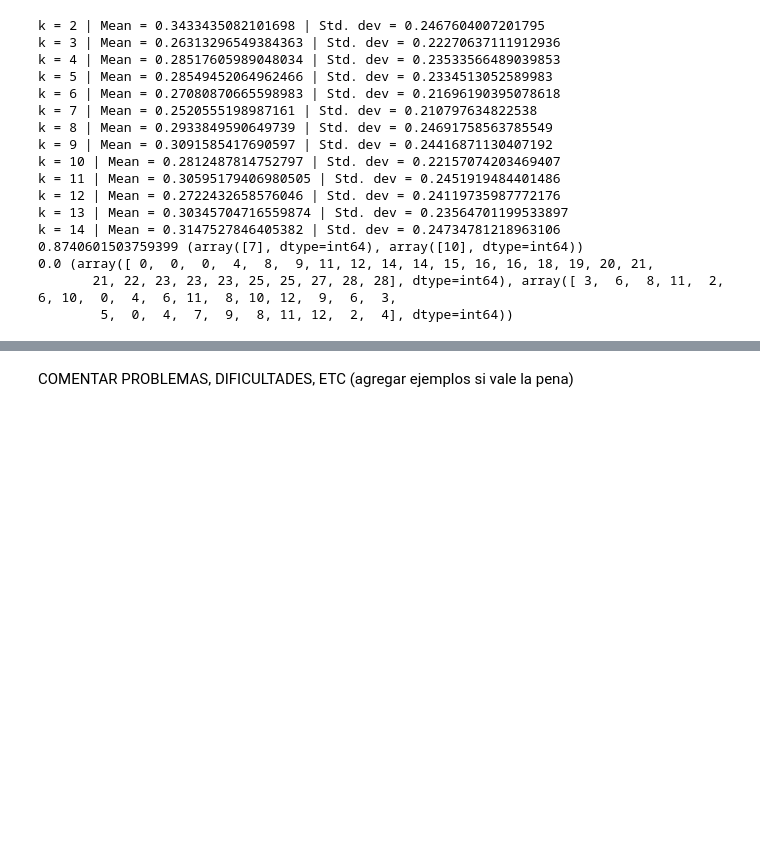
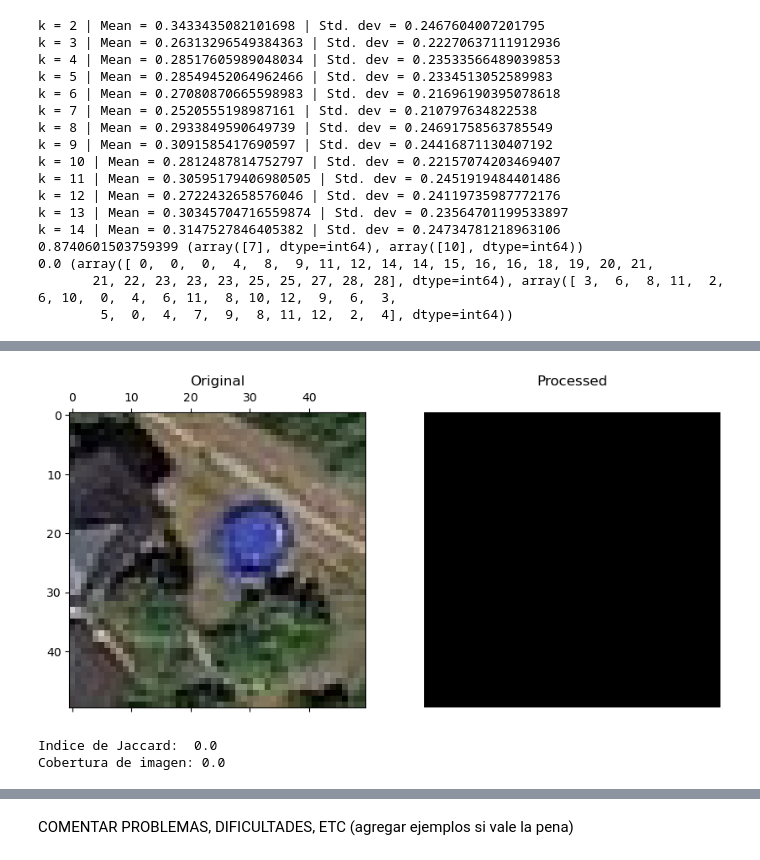
Before and after one commit to AlexisBaladon/Pool-Analyzer, a Jupyter notebook: notebooks/SEG.ipynb, the cells around one changed output, grey strips where cells are left out. Drawn from its saved outputs; the diff is of its cells as text; code cells hidden in the pictures; blank space fills up the shorter version.

```diff
--- a/notebooks/SEG.ipynb
+++ b/notebooks/SEG.ipynb
@@ -753,0 +788,15 @@ Pero también hay casos en que al aumentar k no devuelve nada por como estamos d
+# %%
+pipe_keep_most_blue_clean = pipeline()
+pipe_keep_most_blue_clean.add_operation(partial(kmeans_segmentation2, k=8))
+pipe_keep_most_blue_clean.add_operation(keep_most_blue_component)
+#pipe_keep_most_blue_clean.add_operation(otsu_threshold)
+pipe_keep_most_blue_clean.add_operation(to_grayscale)
+pipe_keep_most_blue_clean.add_operation(morfology_cleaning)
+binary = pipe_keep_most_blue_clean.apply(image_rgb, False)
+display_image_mask(image_rgb, binary)
+print('Indice de Jaccard: ', jaccard_index(mask, binary))
+print('Cobertura de imagen:', image_matching(binary, mask))
+# %% [output]
+[figure, added]
+Indice de Jaccard:  0.0
+Cobertura de imagen: 0.0
```
Also changed, not shown: parts of 24 cells of this notebook.
